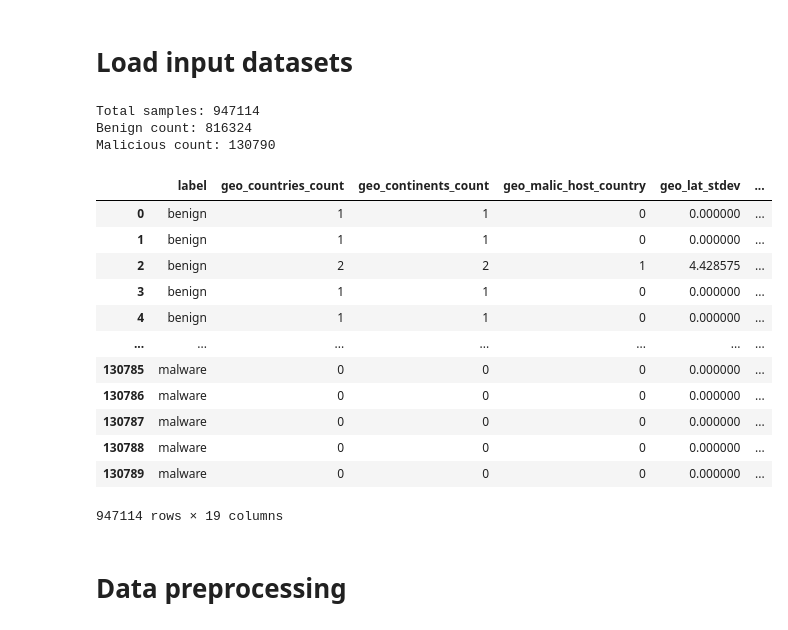
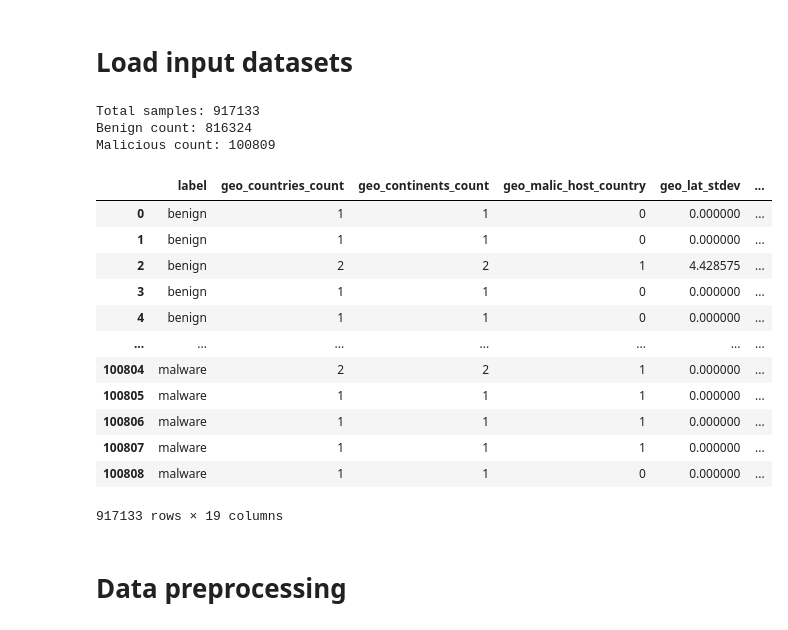
Before and after one commit to nesfit/domainradar-training, a Jupyter notebook: malware/Malware-GEO-NN-train.ipynb, the cells around one changed output. Cells and saved outputs as stored; diff of their text form; code cells hidden in the pictures.

```diff
--- a/malware/Malware-GEO-NN-train.ipynb
+++ b/malware/Malware-GEO-NN-train.ipynb
@@ -61,7 +61,7 @@ benign_dataset_filenames = [
     '../feature-extraction/floor/umbrella_benign_FINISHED.parquet',
 ]
 malicious_dataset_filenames = [
-    '../feature-extraction/floor/malware_3.parquet'
+    '../feature-extraction/floor/malware_2406_strict.parquet'
 ]
 # #############################################################
 # EDIT this for to set appropriate labels (malware, dga, ...) #
@@ -126,41 +126,41 @@ df.drop("domain_name", axis=1, inplace=True)
 
 # Remove disqualified columns
 for column in disqualified_columns:
     if column in df.columns:
         df.drop(column, axis=1, inplace=True)
 
 
 # Preserve only columns of interest
 # Filter columns
 df = df.loc[:, df.columns.str.startswith(prefix) | df.columns.isin(['domain_name', 'label'])]
 
 labels = df['label'].apply(lambda x: class_map[x]) # y vector
 features = df.drop('label', axis=1).copy() # X matrix
 
 print(f"Total samples: {len(df)}")
 print(f"Benign count: {len(df_benign)}")
 print(f"Malicious count: {len(df_malicious)}")
 
 
 
 df
 # %% [output]
-Total samples: 947114
+Total samples: 917133
 Benign count: 816324
-Malicious count: 130790
+Malicious count: 100809
 |  | label | geo_countries_count | geo_continents_count | geo_malic_host_country | geo_lat_stdev | ... |
 | 0 | benign | 1 | 1 | 0 | 0.000000 | ... |
 | 1 | benign | 1 | 1 | 0 | 0.000000 | ... |
 | 2 | benign | 2 | 2 | 1 | 4.428575 | ... |
 | 3 | benign | 1 | 1 | 0 | 0.000000 | ... |
 | 4 | benign | 1 | 1 | 0 | 0.000000 | ... |
 | ... | ... | ... | ... | ... | ... | ... |
-| 130785 | malware | 0 | 0 | 0 | 0.000000 | ... |
-| 130786 | malware | 0 | 0 | 0 | 0.000000 | ... |
-| 130787 | malware | 0 | 0 | 0 | 0.000000 | ... |
-| 130788 | malware | 0 | 0 | 0 | 0.000000 | ... |
-| 130789 | malware | 0 | 0 | 0 | 0.000000 | ... |
+| 100804 | malware | 2 | 2 | 1 | 0.000000 | ... |
+| 100805 | malware | 1 | 1 | 1 | 0.000000 | ... |
+| 100806 | malware | 1 | 1 | 1 | 0.000000 | ... |
+| 100807 | malware | 1 | 1 | 1 | 0.000000 | ... |
+| 100808 | malware | 1 | 1 | 0 | 0.000000 | ... |
-947114 rows × 19 columns
+917133 rows × 19 columns
 # %% [markdown]
 # Data preprocessing
 # %%
```
Also changed, not shown: parts of 8 cells of this notebook, 3 other files.
